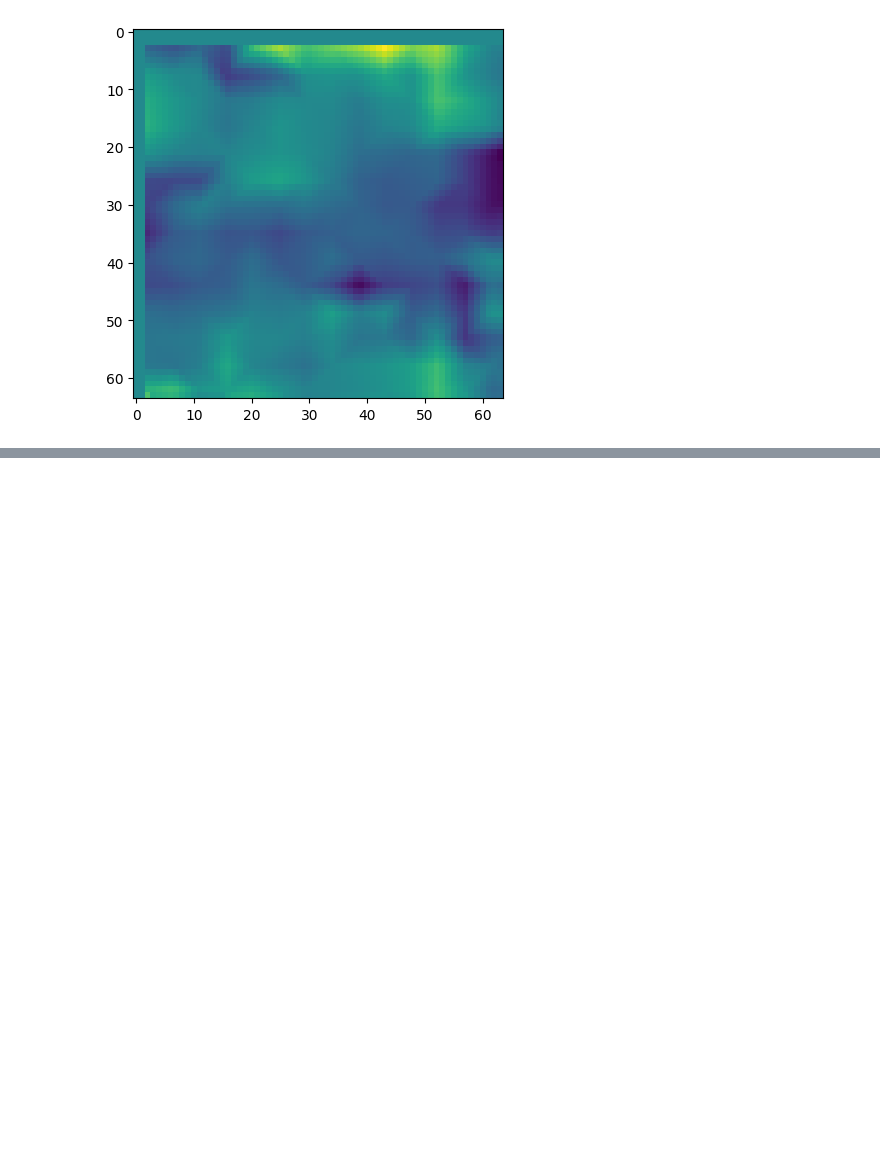
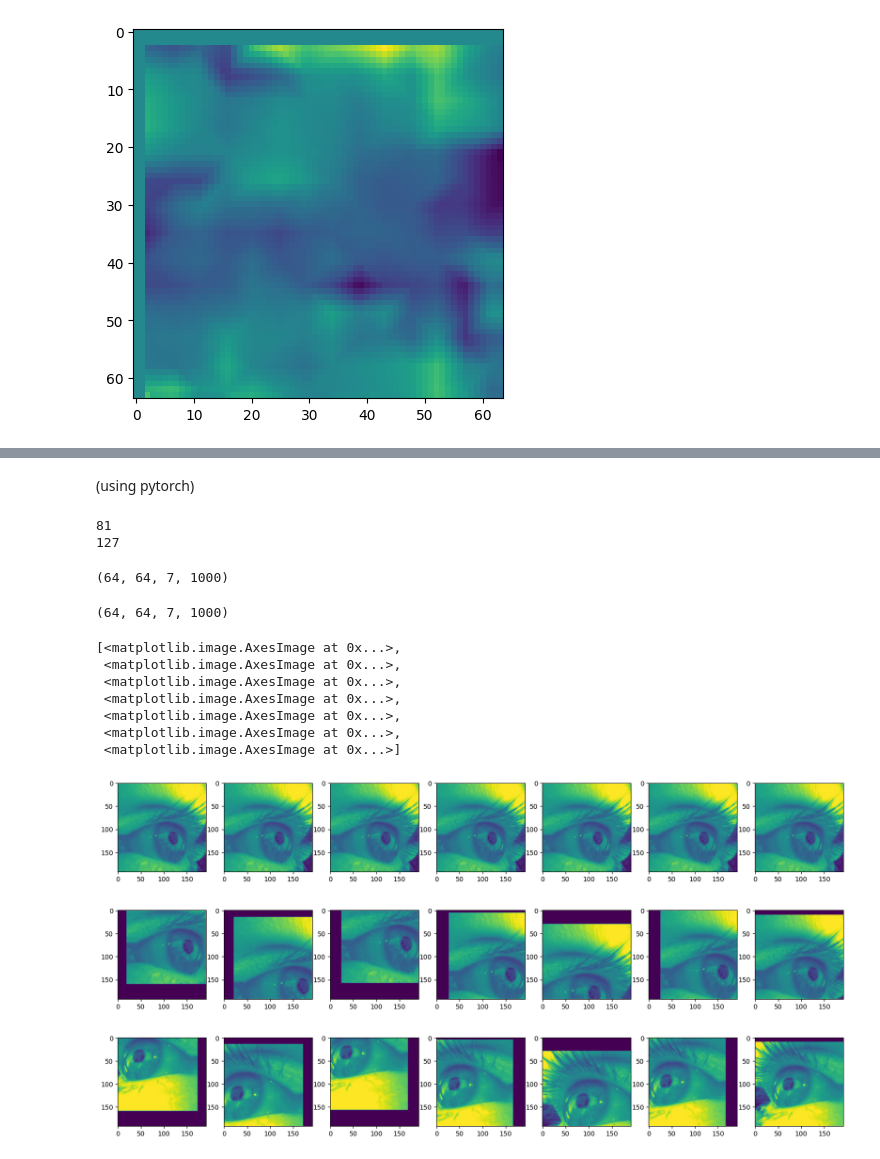
Before and after one commit to tpfffr/neon_blink_detection, a Jupyter notebook: notebooks/data_augmentation.ipynb, the cells around one changed output, grey strips where cells are left out. Drawn from its saved outputs; the diff is of its cells as text; code cells hidden in the pictures; blank space fills up the shorter version.

Commit message:
improved speed of data augmentation

```diff
--- a/notebooks/data_augmentation.ipynb
+++ b/notebooks/data_augmentation.ipynb
@@ -15,7 +15,7 @@ of_params = OfParams()
 clip_names = np.array(
     [
 
-        "1290-2023-01-31-13-22-58-3ef10981",
+        "2023-02-01_11-45-11-7621531e",
         "1002-2022-12-14-11-43-58-23e05b8c",
     ]
 )
@@ -289,0 +347,27 @@ img.ndim
+# %% [markdown]
+(using pytorch)
+# %%
+import scipy
+from scipy.ndimage import rotate
+
+blink_ts = blink_df[blink_df["label"]=="onset"].iloc[0, :]["start_ts"]
+blink_on_idx = int(np.where(ts == blink_ts)[0])
+blink_ts = blink_df[blink_df["label"]=="offset"].iloc[0, :]["end_ts"]
+blink_off_idx = int(np.where(ts == blink_ts)[0])
+
+of_params.grid_size = 15
+of_params.n_layers = 7
+of_params.layer_interval = 5
+of_params.window_size = 15
+
+print(blink_on_idx)
+print(blink_off_idx)
+
+images = images_left[blink_on_idx-30:blink_off_idx+30, :, :]
+
+feature_array, grid = rec._compute_optical_flow(of_params, images_left[0:3000, :, :, :], images_right[0:3000, :, :, :])
+
+feature_array = feature_array[blink_on_idx-30:blink_off_idx+30, :, :]
+# %% [output]
+81
+127
@@ -290,2 +376,53 @@ img.ndim
+# %%
+x.shape
+# %% [output]
+(64, 64, 7, 1000)
+# %%
+feat_arr_left, feat_arr_right = rec._interpolate_feature_array(rec.all_features[clip_names[0]][0:1000, :])
+# %% [output]
+(64, 64, 7, 1000)
+# %%
+# del transf
+
+images_l = images_left[blink_on_idx-30:blink_off_idx+30, :, :]
+images_r = images_right[blink_on_idx-30:blink_off_idx+30, :, :]
+
+import kornia.augmentation as K
+import torch
+fal_l = np.tile(images_l.squeeze().astype(np.float32), (50, 1, 1, 1))
+fal_r = np.tile(images_r.squeeze().astype(np.float32), (50, 1, 1, 1))
+size = feat_arr_left.shape
+
+fal_l = torch.from_numpy(fal_l)
+fal_r = torch.from_numpy(fal_r)
+
+transf = K.RandomAffine(0, translate=(0.3, 0.3), scale=(0.8, 1.4), p=1, padding_mode="zeros")
+
+transf_feature_left = transf(fal_l)
+transf_feature_left = transf_feature_left.numpy().squeeze()
+
+h_flip = K.RandomHorizontalFlip(p=1)
+fal_r = h_flip(fal_r)
+
+transf_feature_right = transf(fal_r, params=transf._params)
+
+transf_feature_right = h_flip(transf_feature_right)
+transf_feature_right = transf_feature_right.numpy().squeeze()
+
+f, ax = plt.subplots(3, 7)
+f.set_size_inches(20, 10)
+
+[ax[0, x].imshow(images_l[x, :, :], vmin=0, vmax=255) for x in range(7)]
+[ax[1, x].imshow(transf_feature_left[x, 3, :, :], vmin=0, vmax=255) for x in range(7)]
+[ax[2, x].imshow(transf_feature_right[x, 3, :, :], vmin=0, vmax=255) for x in range(7)]
+# %% [output]
+[<matplotlib.image.AxesImage at 0x...>,
+ <matplotlib.image.AxesImage at 0x...>,
+ <matplotlib.image.AxesImage at 0x...>,
+ <matplotlib.image.AxesImage at 0x...>,
+ <matplotlib.image.AxesImage at 0x...>,
+ <matplotlib.image.AxesImage at 0x...>,
+ <matplotlib.image.AxesImage at 0x...>]
+[figure, added]
 # %%
 # %% [output]
```
Also changed, not shown: parts of 36 cells of this notebook, 17 other files.
